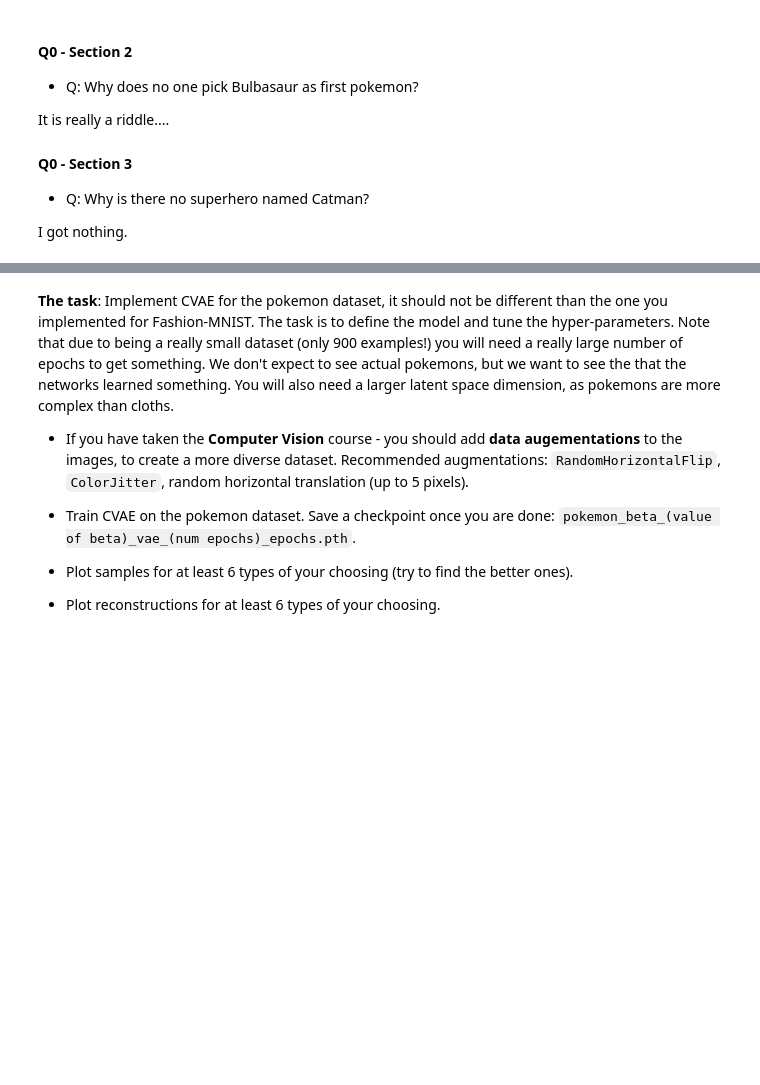
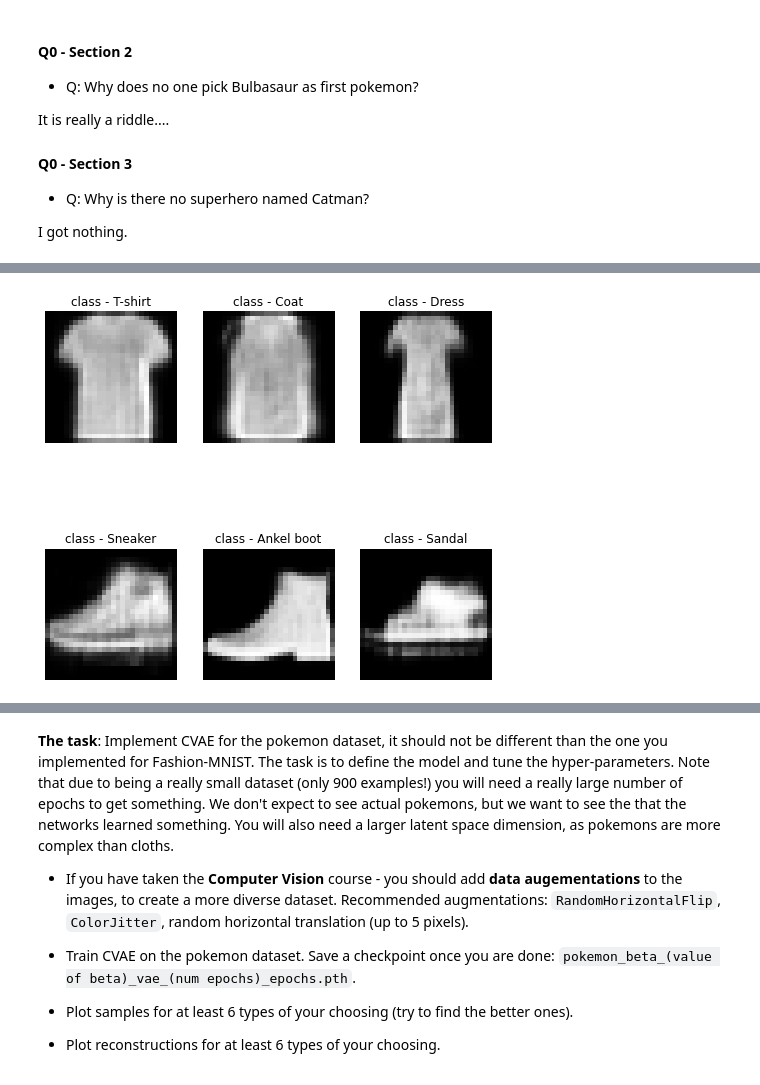
Before and after one commit to mocedon/ee_046202, a Jupyter notebook: wet2/ee046202_wet_2_deep_vae_clustering_public.ipynb, the cells around one changed output, grey strips where cells are left out. Drawn from its saved outputs; the diff is of its cells as text; code cells hidden in the pictures; blank space fills up the shorter version.

Commit message:
Wet 2 CVae

```diff
--- a/wet2/ee046202_wet_2_deep_vae_clustering_public.ipynb
+++ b/wet2/ee046202_wet_2_deep_vae_clustering_public.ipynb
@@ -363,0 +774,31 @@ def labels_to_one_hots(batch, num_classes=10):
+# %%
+# your code here - you can use as many cells as you need
+# Fashion-MNIST
+loader = get_dataset(dataset=torchvision.datasets.FashionMNIST, batch_size=batch_size)
+
+model = cVae(cond_dim=num_classes, z_dim=16).to(device)
+model.train()
+optimizer = torch.optim.Adam(model.parameters(), lr_rate)
+for epoch in range(epochs):
+    time_start = time.time()
+    err_epoch = []
+    for i, batch in enumerate(loader):
+        x = batch[0].view(batch_size, -1).to(device)
+        c = labels_to_one_hots(batch[1], num_classes).to(device)
+        #x = torch.cat([x, c], dim=1).to(device)
+        x_rec, mu, logvar, z = model(x, x_cond=c)
+        err_rec, err_kl, err = loss_function(x_rec, x, mu, logvar,loss_type='bce', beta=1.5)
+        err_epoch.append([err_rec, err_kl, err])
+
+        optimizer.zero_grad()
+        err.backward()
+        optimizer.step()
+
+    err_rec, err_kl, err = torch.mean(torch.Tensor(err_epoch), 0).data.cpu().numpy()
+    print("For beta: {} - epoch: {} training loss: {:.5f} epoch time: {:.3f} sec".
+            format(b, epoch, err,time.time() - time_start))
+
+
+fname = r'fmnist_beta_1.5_cvae_{}_epochs.pth'.format(epochs)
+torch.save(model.state_dict(), fname)
+print("saved checkpoint @", fname)
@@ -364,3 +823,17 @@ def labels_to_one_hots(batch, num_classes=10):
+# %%
+lables = ['T-shirt', 'Trouser', 'Pullover', 'Dress', 'Coat', 'Sandal', 'Shirt', 'Sneaker', 'Bag', 'Ankel boot']
+classes = torch.Tensor([0, 4, 3, 7, 9, 5])
+conds = labels_to_one_hots(classes, num_classes)
+fig = plt.figure(figsize=(8,8))
+model.eval()
+samples = model.sample(num_samples=len(classes), x_cond=conds).view(len(classes), 28, 28).data.cpu().numpy()
+for i in range(len(classes)):
+    ax = fig.add_subplot(2,3,i+1)
+    ax.set_title(r'class - {}'.format(lables[int(classes[i])]))
+    ax.imshow(samples[i], cmap='gray')
+    ax.set_axis_off()
+# %% [output]
+[figure, added]
 # %% [markdown]
 ### <img src="https://img.icons8.com/bubbles/48/000000/ask-question.png" style="height:50px;display:inline"> Question 2 - Conditional VAE
 ---
```
Also changed, not shown: parts of 29 cells of this notebook.
